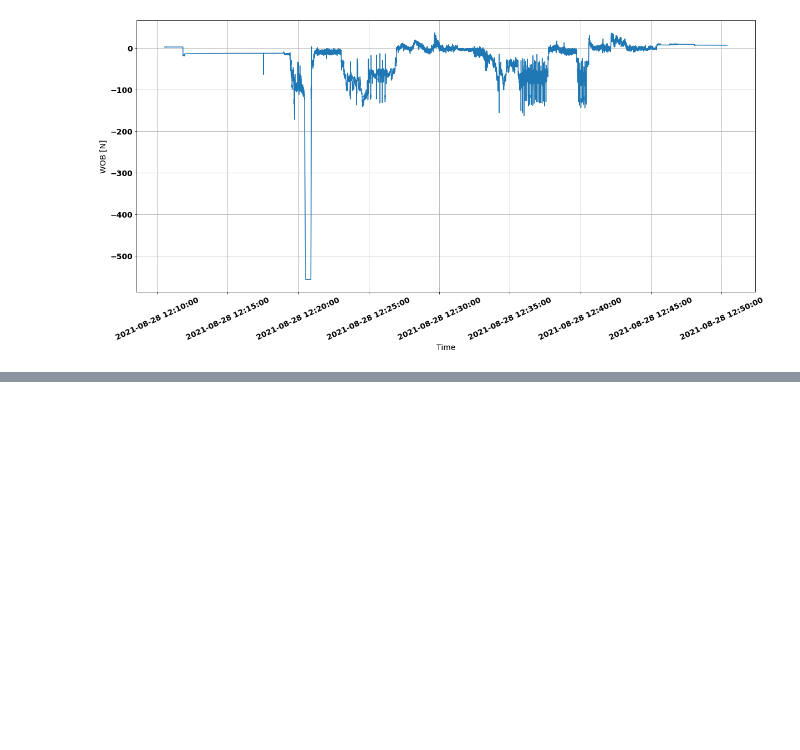
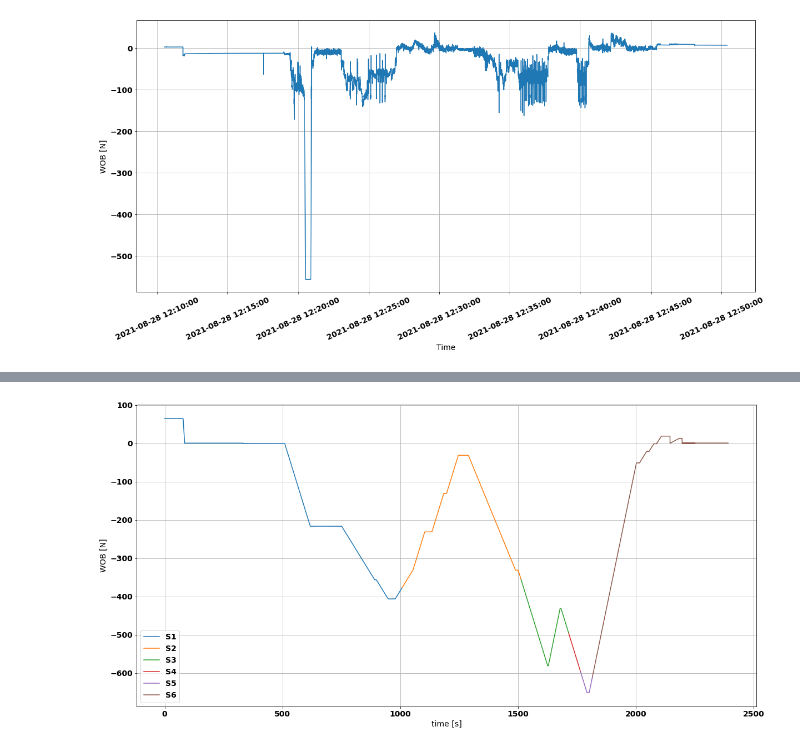
Before and after one commit to MIT-Hydration/HydrationIII, a Jupyter notebook: data/2021-Aug-28/Data Exploration 2021-Aug-28.ipynb, the cells around one changed output, grey strips where cells are left out. Cells and saved outputs as stored; diff of their text form; code cells hidden in the pictures; blank space fills up the shorter version.

```diff
--- a/data/2021-Aug-28/Data Exploration 2021-Aug-28.ipynb
+++ b/data/2021-Aug-28/Data Exploration 2021-Aug-28.ipynb
@@ -124,0 +183,19 @@ plt.show()
+# %%
+plt.figure(figsize=[20, 10])
+
+plt.plot(ts[0:10000] - ts[0], df1["pos_0_m"][0:10000]*1000)
+plt.plot(ts[10000:15000] - ts[0], df1["pos_0_m"][10000:15000]*1000)
+plt.plot(ts[15000:17000] - ts[0], df1["pos_0_m"][15000:17000]*1000)
+plt.plot(ts[17000:17500] - ts[0], df1["pos_0_m"][17000:17500]*1000)
+plt.plot(ts[17500:18000] - ts[0], df1["pos_0_m"][17500:18000]*1000)
+plt.plot(ts[18000:] - ts[0], df1["pos_0_m"][18000:]*1000)
+
+
+plt.xlabel("time [s]")
+plt.ylabel("WOB [N]")
+#plt.ylim([-200, 50])
+plt.grid('on')
+plt.legend(['S1', 'S2', 'S3', 'S4', 'S5', 'S6'])
+plt.show()
+# %% [output]
+[figure, added]
```
Also changed, not shown: parts of 11 cells of this notebook.
